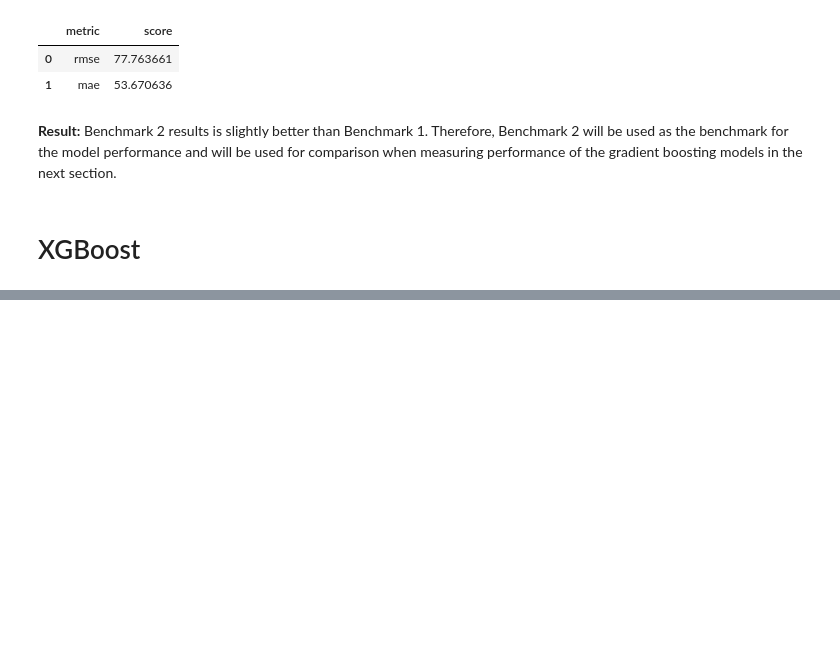
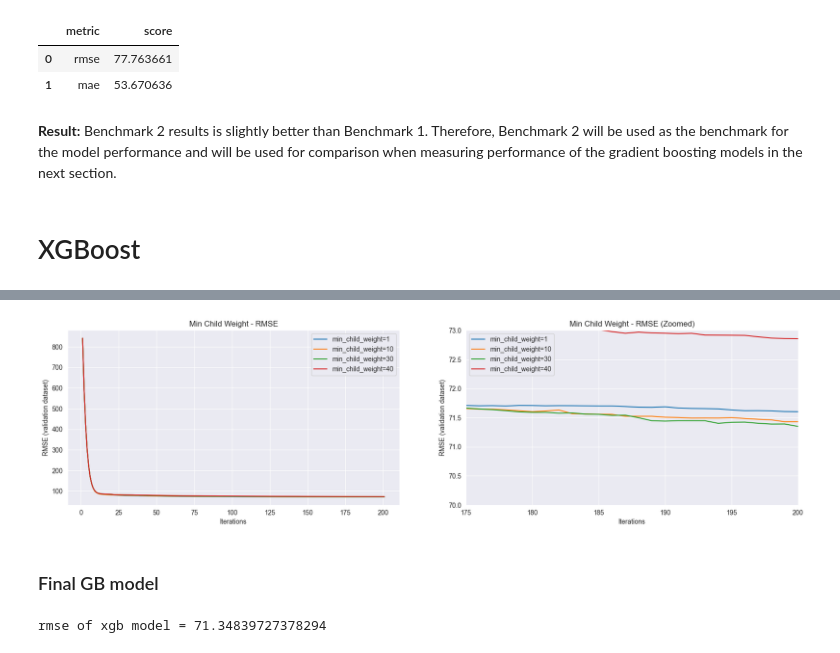
Before and after one commit to kausnz/panama-electricity-load-forecast, a Jupyter notebook: notebook.ipynb, the cells around one changed output, grey strips where cells are left out. Cells and saved outputs as stored; diff of their text form; code cells hidden in the pictures; blank space fills up the shorter version.

```diff
--- a/notebook.ipynb
+++ b/notebook.ipynb
@@ -551,0 +658,3 @@ for key, df_scores in scores.items():
+# %%
+# The above analysis shows max_depth=10 gies the best performance.
+chosen_max_depth = 10
@@ -551,0 +663,8 @@ for key, df_scores in scores.items():
+# %%
+scores = {}
+for min_child_weight in [1, 10, 30, 40]:
+    key = f'min_child_weight={min_child_weight}'
+    _, scores[key] = train_gb_model(eta=chosen_eta,
+                                    max_depth=chosen_max_depth,
+                                    min_child_weight=min_child_weight,
+                                    num_boost_round=201)
@@ -551,0 +689,24 @@ for key, df_scores in scores.items():
+# %%
+fig, axs = plt.subplots(1, 2)
+
+fig.set_figwidth(20)
+
+axs[0].set_title('Min Child Weight - RMSE')
+axs[0].set_xlabel('Iterations')
+axs[0].set_ylabel('RMSE (validation dataset)')
+for min_child_weight, df in scores.items():
+    df = scores[min_child_weight]
+    axs[0].plot(df.iter, df.val_rmse, label=min_child_weight)
+    axs[0].legend()
+
+axs[1].set_title('Min Child Weight - RMSE (Zoomed)')
+axs[1].set_xlabel('Iterations')
+axs[1].set_ylabel('RMSE (validation dataset)')
+axs[1].set_xlim([175, 200])
+axs[1].set_ylim([70, 73])
+for min_child_weight, df in scores.items():
+    df = scores[min_child_weight]
+    axs[1].plot(df.iter, df.val_rmse, label=min_child_weight)
+    axs[1].legend()
+# %% [output]
+[figure, added]
@@ -551,0 +716,2 @@ for key, df_scores in scores.items():
+# %% [markdown]
+### Final GB model
@@ -551,0 +728,5 @@ for key, df_scores in scores.items():
+# %%
+gb_rmse = scores.sort_values(by='val_rmse').iloc[0,3]
+print(f'rmse of xgb model = {gb_rmse}')
+# %% [output]
+rmse of xgb model = 71.34839727378294
```
Also changed, not shown: parts of 18 cells of this notebook.
